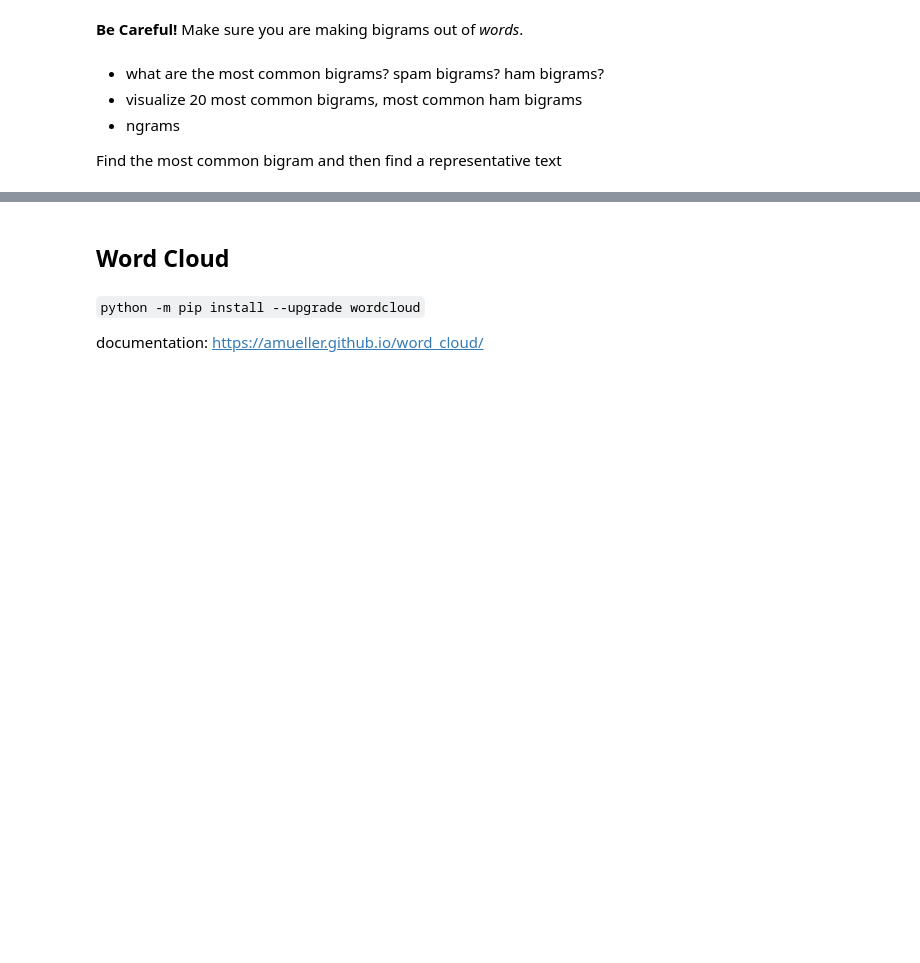
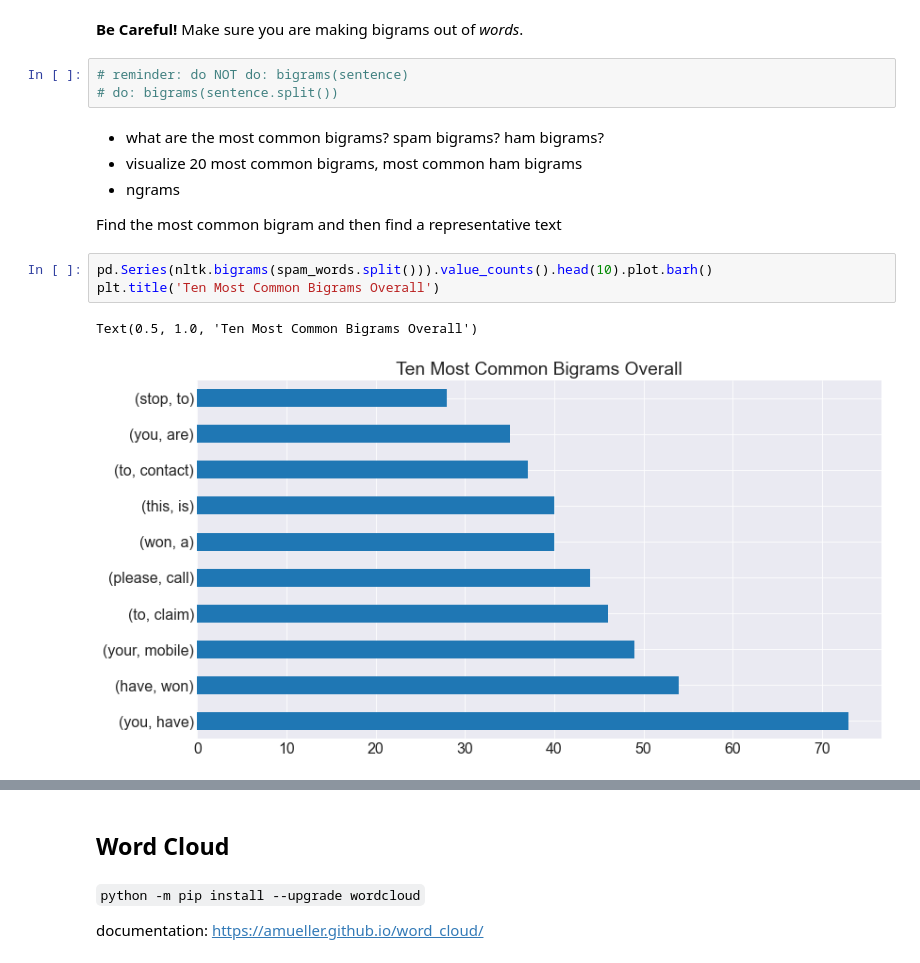
Before and after one commit to CodeupClassroom/innis-nlp-exercises, a Jupyter notebook: nlp_explore.ipynb, the cells around one changed output, grey strips where cells are left out. Cells and saved outputs as stored; diff of their text form; blank space fills up the shorter version.

```diff
--- a/nlp_explore.ipynb
+++ b/nlp_explore.ipynb
@@ -113,8 +261,17 @@ sentence =
 # %% [markdown]
 **Be Careful!** Make sure you are making bigrams out of *words*.
+# %%
+# reminder: do NOT do: bigrams(sentence)
+# do: bigrams(sentence.split())
 # %% [markdown]
 - what are the most common bigrams? spam bigrams? ham bigrams?
 - visualize 20 most common bigrams, most common ham bigrams
 - ngrams
 
 Find the most common bigram and then find a representative text
+# %%
+pd.Series(nltk.bigrams(spam_words.split())).value_counts().head(10).plot.barh()
+plt.title('Ten Most Common Bigrams Overall')
+# %% [output]
+Text(0.5, 1.0, 'Ten Most Common Bigrams Overall')
+[figure, added]
```
Also changed, not shown: parts of 53 cells of this notebook.
